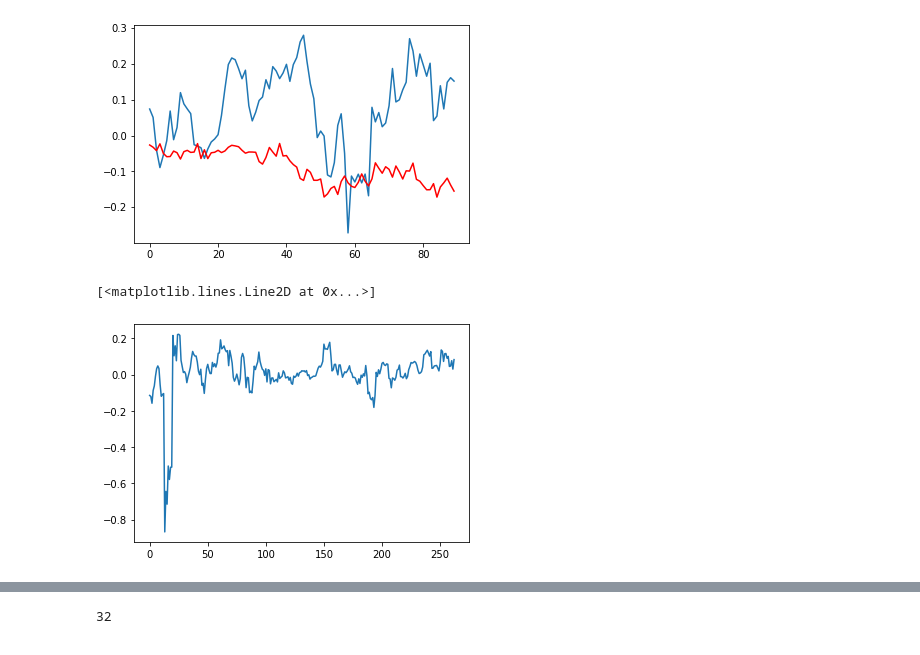
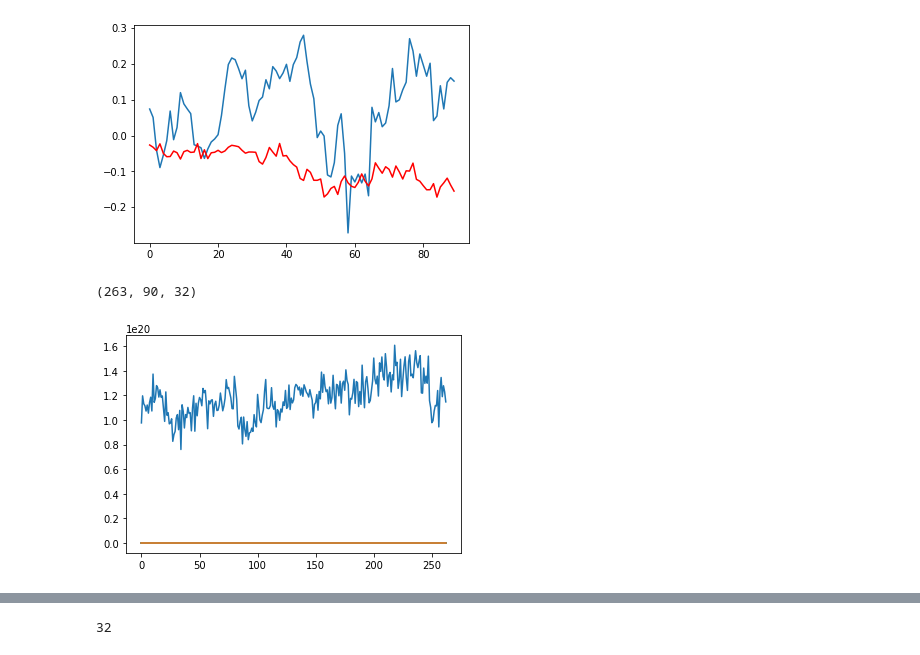
Before and after one commit to AlexandreLaizet/bitcoin_deep_learning, a Jupyter notebook: notebooks/Aloys_notebook.ipynb, the cells around one changed output, grey strips where cells are left out. Drawn from its saved outputs; the diff is of its cells as text; code cells hidden in the pictures.

```diff
--- a/notebooks/Aloys_notebook.ipynb
+++ b/notebooks/Aloys_notebook.ipynb
@@ -126,12 +126,15 @@ plt.plot(Y_pred,color="r")
 # %% [output]
 [<matplotlib.lines.Line2D at 0x...>]
 [figure]
+# %%
+df = ApiCall()
+# %% [output]
+(263, 90, 32)
 # %%
-
-plt.plot(Y_train)
+plt.plot(X_train[:,-1]);
+#plt.plot(Y_train)
 # %% [output]
-[<matplotlib.lines.Line2D at 0x...>]
-[figure, old version]
+[figure, new version]
 # %%
 index = 0
 X_test = X_test_list[index]
```
Also changed, not shown: 1 other file.
